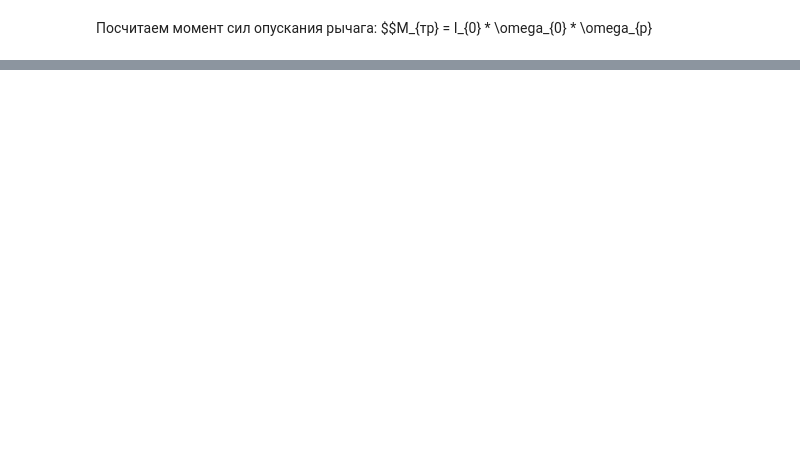
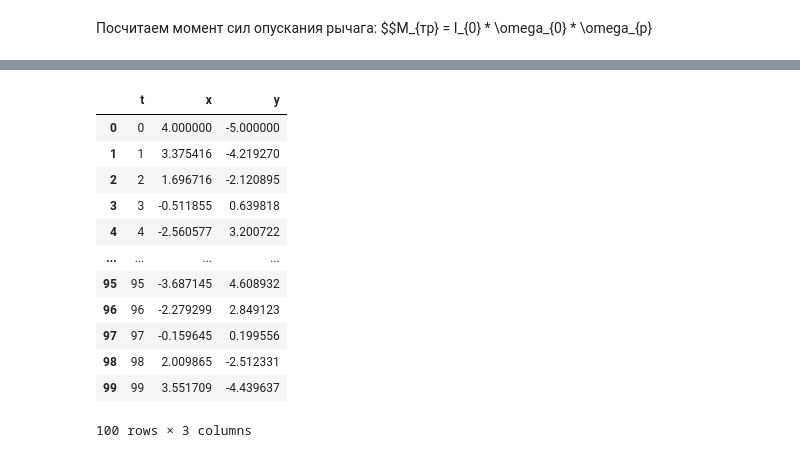
Before and after one commit to skolkovo-bba/labs1, a Jupyter notebook: 1.2.5/1.2.5.ipynb, the cells around one changed output, grey strips where cells are left out. Saved outputs shown, nothing was run; the diff lists cells and outputs as text; code cells hidden in the pictures; blank space fills up the shorter version.

```diff
--- a/1.2.5/1.2.5.ipynb
+++ b/1.2.5/1.2.5.ipynb
@@ -97,0 +104,21 @@ I0 * omega0 * Value(0.0006)
+# %%
+a = pd.Series(np.array([i for i in range(0, 100)]))
+m = pd.DataFrame({"t": a})
+
+m["x"] = 4 * np.cos(12 * m["t"])
+m["y"] = 5 * np.cos(12 * m["t"] + pi)
+m
+# %% [output]
+|  | t | x | y |
+| 0 | 0 | 4.000000 | -5.000000 |
+| 1 | 1 | 3.375416 | -4.219270 |
+| 2 | 2 | 1.696716 | -2.120895 |
+| 3 | 3 | -0.511855 | 0.639818 |
+| 4 | 4 | -2.560577 | 3.200722 |
+| ... | ... | ... | ... |
+| 95 | 95 | -3.687145 | 4.608932 |
+| 96 | 96 | -2.279299 | 2.849123 |
+| 97 | 97 | -0.159645 | 0.199556 |
+| 98 | 98 | 2.009865 | -2.512331 |
+| 99 | 99 | 3.551709 | -4.439637 |
+100 rows × 3 columns
```
Also changed, not shown: parts of 9 cells of this notebook, 1 other file.
